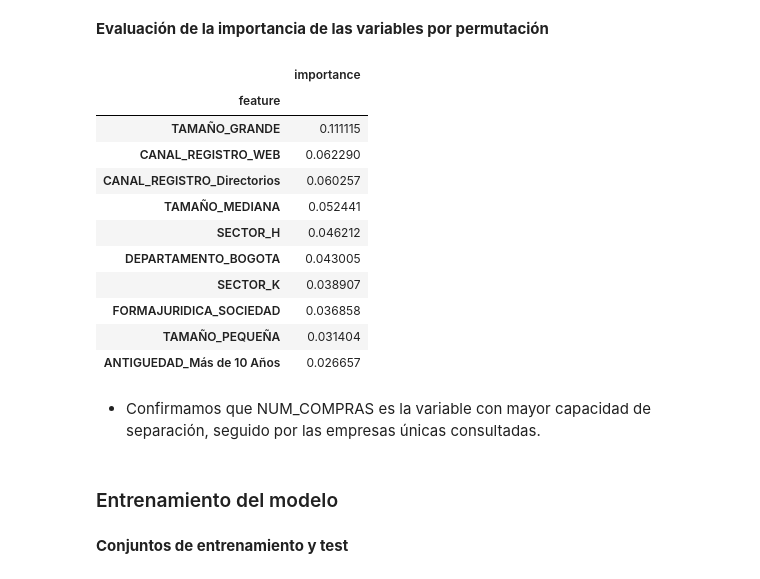
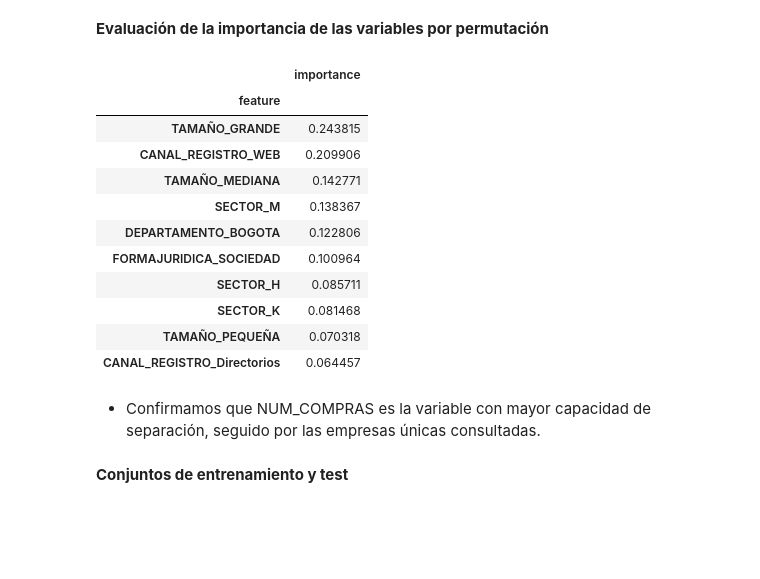
Before and after one commit to cperezh/segmentacion_clientes, a Jupyter notebook: M4 Desarrollo Iter2.ipynb, the cells around one changed output. Drawn from its saved outputs; the diff is of its cells as text; code cells hidden in the pictures; blank space fills up the shorter version.

```diff
--- a/M4 Desarrollo Iter2.ipynb
+++ b/M4 Desarrollo Iter2.ipynb
@@ -1523,24 +1523,25 @@ result = permutation_importance(clf, X, y, n_repeats=10,
 # %%
+result = permutation_importance(clf, X_ros, y_ros, n_repeats=10,
+                                random_state=0, scoring="f1_macro")
+
 importances = pd.DataFrame(zip(features, result.importances_mean), columns=["feature","importance"]).set_index("feature")
 
 importances.sort_values(by="importance", ascending=False).head(10)
 # %% [output]
 |  | importance |
 | feature |  |
-| TAMAÑO_GRANDE | 0.111115 |
-| CANAL_REGISTRO_WEB | 0.062290 |
-| CANAL_REGISTRO_Directorios | 0.060257 |
-| TAMAÑO_MEDIANA | 0.052441 |
-| SECTOR_H | 0.046212 |
-| DEPARTAMENTO_BOGOTA | 0.043005 |
-| SECTOR_K | 0.038907 |
-| FORMAJURIDICA_SOCIEDAD | 0.036858 |
-| TAMAÑO_PEQUEÑA | 0.031404 |
-| ANTIGUEDAD_Más de 10 Años | 0.026657 |
+| TAMAÑO_GRANDE | 0.243815 |
+| CANAL_REGISTRO_WEB | 0.209906 |
+| TAMAÑO_MEDIANA | 0.142771 |
+| SECTOR_M | 0.138367 |
+| DEPARTAMENTO_BOGOTA | 0.122806 |
+| FORMAJURIDICA_SOCIEDAD | 0.100964 |
+| SECTOR_H | 0.085711 |
+| SECTOR_K | 0.081468 |
+| TAMAÑO_PEQUEÑA | 0.070318 |
+| CANAL_REGISTRO_Directorios | 0.064457 |
 # %% [markdown]
 - Confirmamos que NUM_COMPRAS es la variable con mayor capacidad de separación, seguido por las empresas únicas consultadas.
-# %% [markdown]
-### Entrenamiento del modelo
 # %% [markdown]
 **Conjuntos de entrenamiento y test**
 # %%
```
Also changed, not shown: parts of 22 cells of this notebook, 1 other file.
